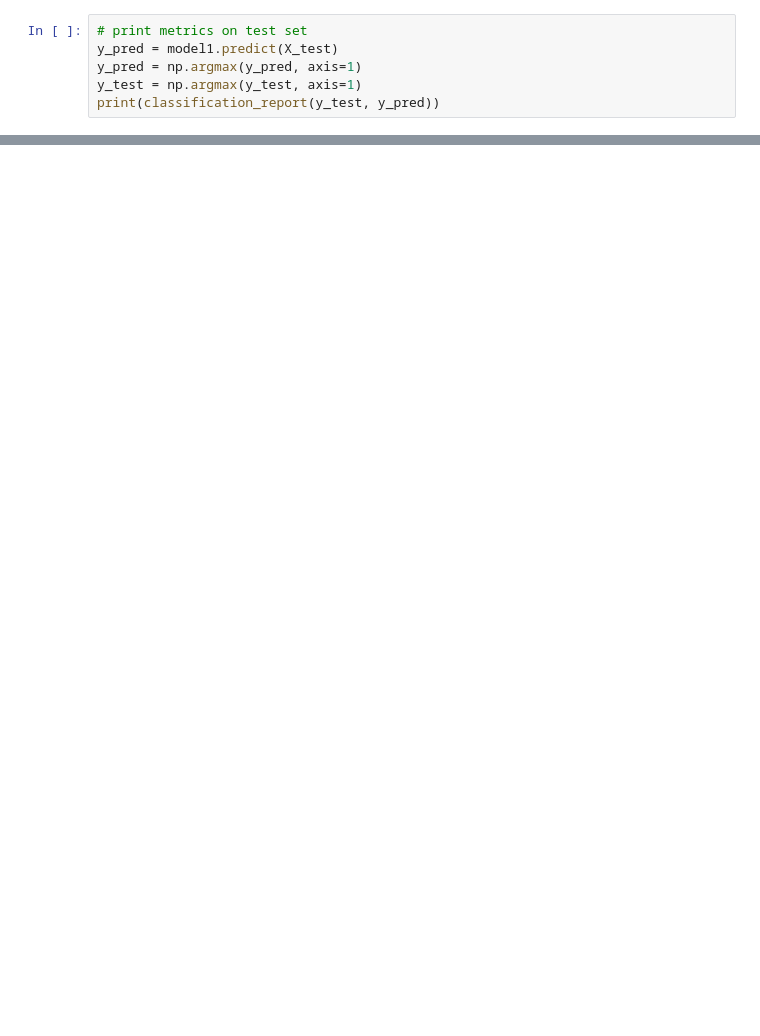
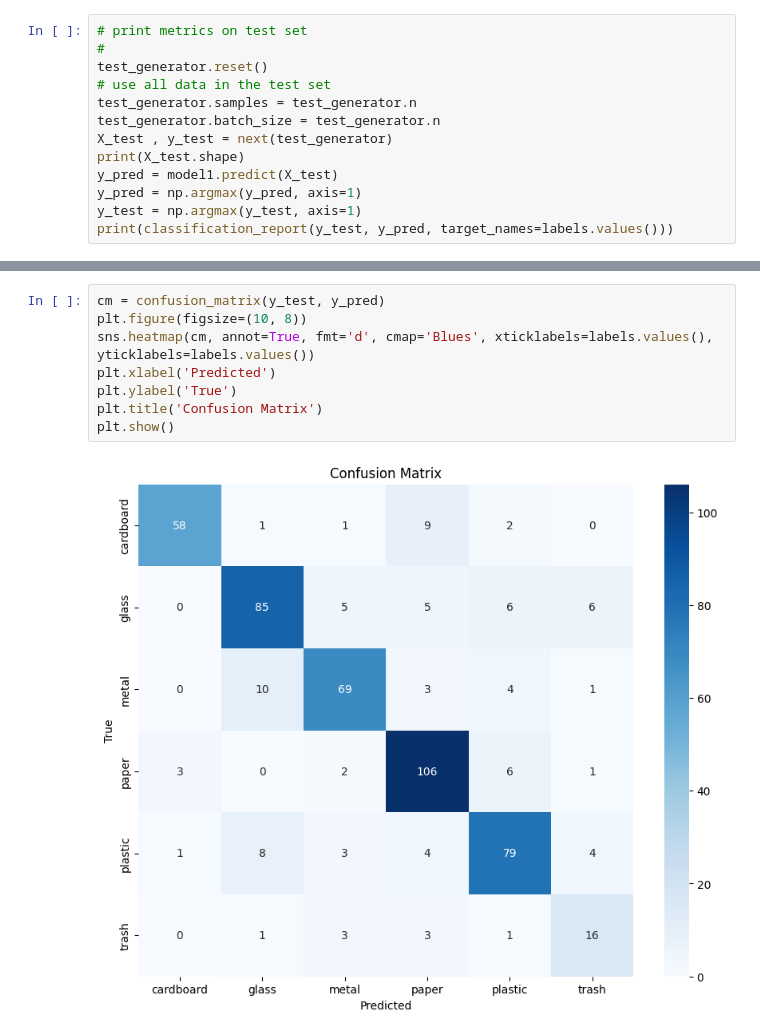
Before and after one commit to inessmatos/CAA_P1, a Jupyter notebook: CNN.ipynb, the cells around one changed output, grey strips where cells are left out. Saved outputs shown, nothing was run; the diff lists cells and outputs as text; blank space fills up the shorter version.

```diff
--- a/CNN.ipynb
+++ b/CNN.ipynb
@@ -189,7 +140,14 @@ plt.legend(['Train', 'Validation'], loc='upper left')
 # %%
 # print metrics on test set
+#
+test_generator.reset()
+# use all data in the test set
+test_generator.samples = test_generator.n
+test_generator.batch_size = test_generator.n
+X_test , y_test = next(test_generator)
+print(X_test.shape)
 y_pred = model1.predict(X_test)
 y_pred = np.argmax(y_pred, axis=1)
 y_test = np.argmax(y_test, axis=1)
-print(classification_report(y_test, y_pred))
+print(classification_report(y_test, y_pred, target_names=labels.values()))
 # %% [output]
@@ -209,2 +168,12 @@ weighted avg       0.79      0.78      0.78       506
+# %%
+cm = confusion_matrix(y_test, y_pred)
+plt.figure(figsize=(10, 8))
+sns.heatmap(cm, annot=True, fmt='d', cmap='Blues', xticklabels=labels.values(), yticklabels=labels.values())
+plt.xlabel('Predicted')
+plt.ylabel('True')
+plt.title('Confusion Matrix')
+plt.show()
+# %% [output]
+[figure, added]
 # %%
 # save model
```
Also changed, not shown: parts of 17 cells of this notebook.
